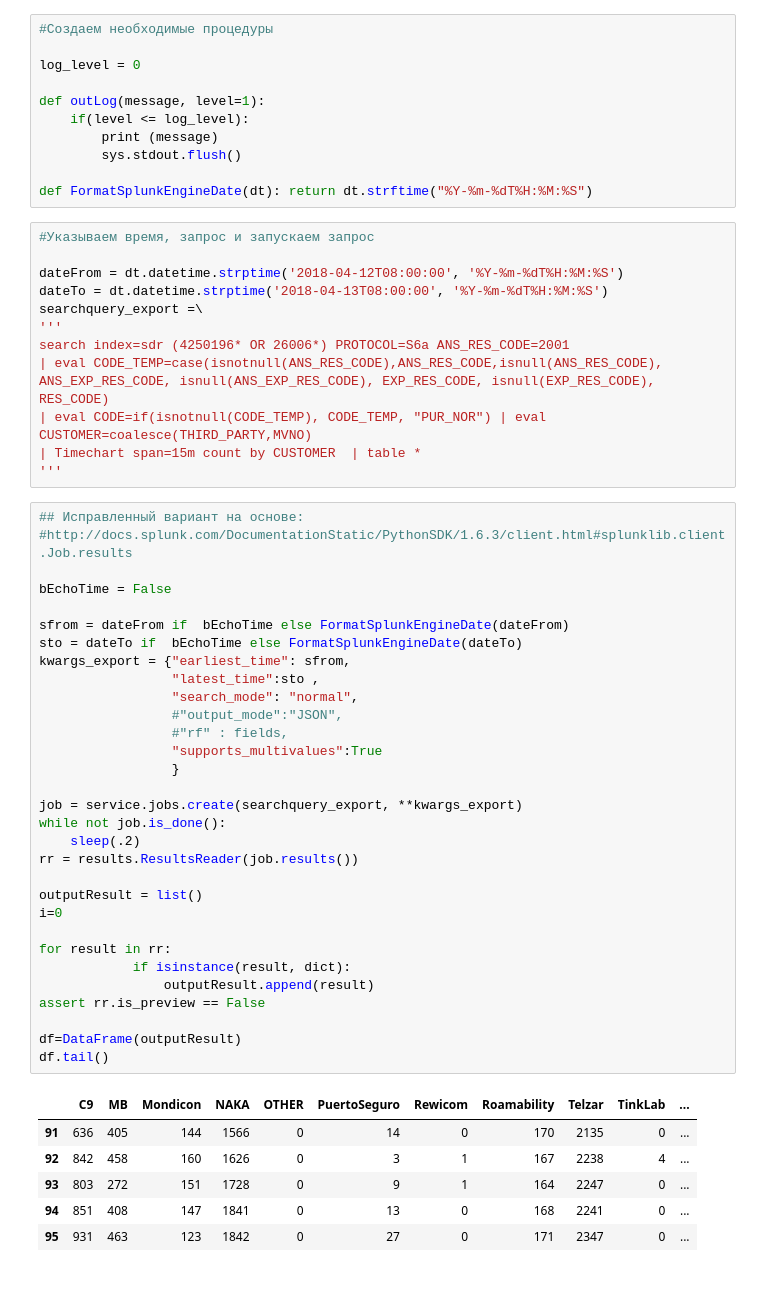
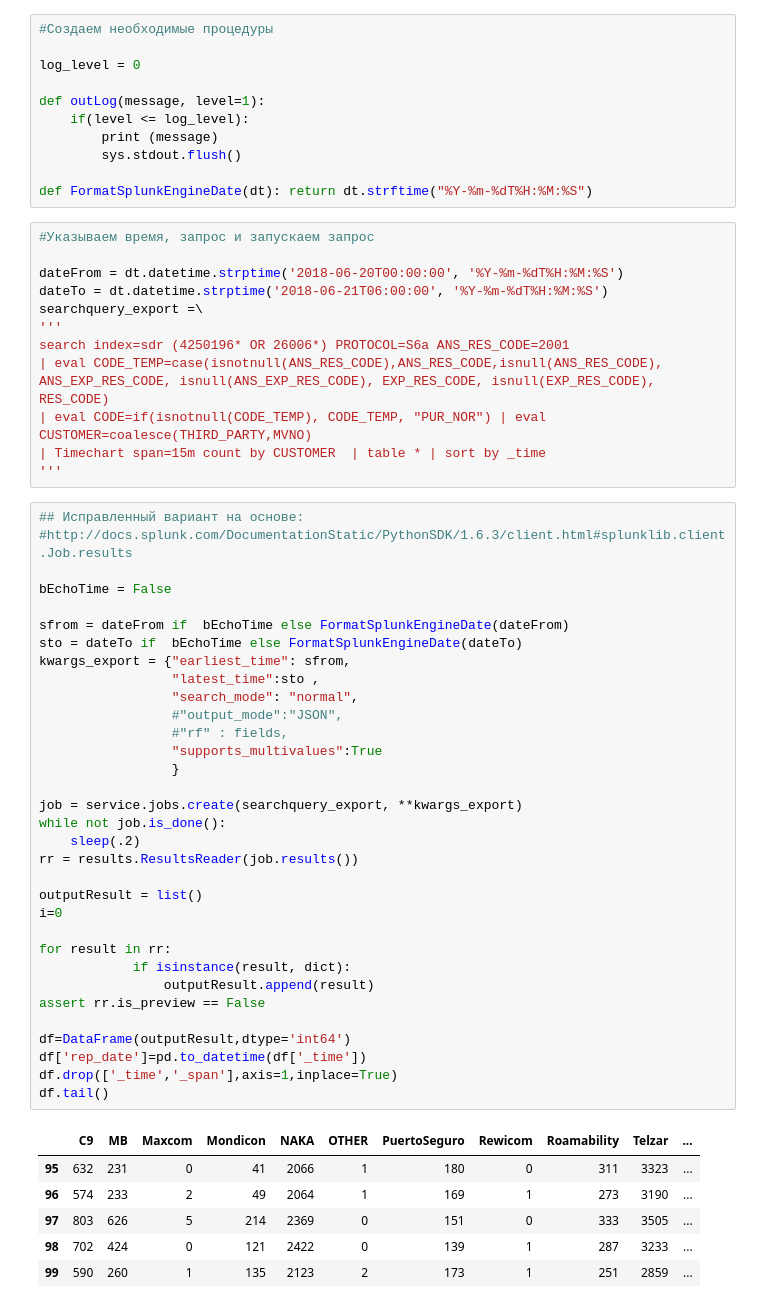
Before and after one commit to balobinp/RB_BD, a Jupyter notebook: RB_Splunk_Search_Deviation_Python3.ipynb, the cells around one changed output. Saved outputs shown, nothing was run; the diff lists cells and outputs as text.

```diff
--- a/RB_Splunk_Search_Deviation_Python3.ipynb
+++ b/RB_Splunk_Search_Deviation_Python3.ipynb
@@ -42,50 +43,52 @@ def FormatSplunkEngineDate(dt): return dt.strftime("%Y-%m-%dT%H:%M:%S")
 # %%
 #Указываем время, запрос и запускаем запрос
 
-dateFrom = dt.datetime.strptime('2018-04-12T08:00:00', '%Y-%m-%dT%H:%M:%S')
-dateTo = dt.datetime.strptime('2018-04-13T08:00:00', '%Y-%m-%dT%H:%M:%S')
+dateFrom = dt.datetime.strptime('2018-06-20T00:00:00', '%Y-%m-%dT%H:%M:%S')
+dateTo = dt.datetime.strptime('2018-06-21T06:00:00', '%Y-%m-%dT%H:%M:%S')
 searchquery_export =\
 '''
 search index=sdr (4250196* OR 26006*) PROTOCOL=S6a ANS_RES_CODE=2001
 | eval CODE_TEMP=case(isnotnull(ANS_RES_CODE),ANS_RES_CODE,isnull(ANS_RES_CODE), ANS_EXP_RES_CODE, isnull(ANS_EXP_RES_CODE), EXP_RES_CODE, isnull(EXP_RES_CODE), RES_CODE)
 | eval CODE=if(isnotnull(CODE_TEMP), CODE_TEMP, "PUR_NOR") | eval CUSTOMER=coalesce(THIRD_PARTY,MVNO)
-| Timechart span=15m count by CUSTOMER  | table *
+| Timechart span=15m count by CUSTOMER  | table * | sort by _time
 '''
 # %%
 ## Исправленный вариант на основе:
 #http://docs.splunk.com/DocumentationStatic/PythonSDK/1.6.3/client.html#splunklib.client.Job.results
 
 bEchoTime = False
 
 sfrom = dateFrom if  bEchoTime else FormatSplunkEngineDate(dateFrom)
 sto = dateTo if  bEchoTime else FormatSplunkEngineDate(dateTo)
 kwargs_export = {"earliest_time": sfrom,
                  "latest_time":sto ,
                  "search_mode": "normal",
                  #"output_mode":"JSON",
                  #"rf" : fields,
                  "supports_multivalues":True
                  }
 
 job = service.jobs.create(searchquery_export, **kwargs_export)
 while not job.is_done():
     sleep(.2)
 rr = results.ResultsReader(job.results())
 
 outputResult = list()
 i=0
 
 for result in rr:
             if isinstance(result, dict):
                 outputResult.append(result)
 assert rr.is_preview == False
 
-df=DataFrame(outputResult)
+df=DataFrame(outputResult,dtype='int64')
+df['rep_date']=pd.to_datetime(df['_time'])
+df.drop(['_time','_span'],axis=1,inplace=True)
 df.tail()
 # %% [output]
-|  | C9 | MB | Mondicon | NAKA | OTHER | PuertoSeguro | Rewicom | Roamability | Telzar | TinkLab | ... |
-| 91 | 636 | 405 | 144 | 1566 | 0 | 14 | 0 | 170 | 2135 | 0 | ... |
-| 92 | 842 | 458 | 160 | 1626 | 0 | 3 | 1 | 167 | 2238 | 4 | ... |
-| 93 | 803 | 272 | 151 | 1728 | 0 | 9 | 1 | 164 | 2247 | 0 | ... |
-| 94 | 851 | 408 | 147 | 1841 | 0 | 13 | 0 | 168 | 2241 | 0 | ... |
-| 95 | 931 | 463 | 123 | 1842 | 0 | 27 | 0 | 171 | 2347 | 0 | ... |
+|  | C9 | MB | Maxcom | Mondicon | NAKA | OTHER | PuertoSeguro | Rewicom | Roamability | Telzar | ... |
+| 95 | 632 | 231 | 0 | 41 | 2066 | 1 | 180 | 0 | 311 | 3323 | ... |
+| 96 | 574 | 233 | 2 | 49 | 2064 | 1 | 169 | 1 | 273 | 3190 | ... |
+| 97 | 803 | 626 | 5 | 214 | 2369 | 0 | 151 | 0 | 333 | 3505 | ... |
+| 98 | 702 | 424 | 0 | 121 | 2422 | 0 | 139 | 1 | 287 | 3233 | ... |
+| 99 | 590 | 260 | 1 | 135 | 2123 | 2 | 173 | 1 | 251 | 2859 | ... |
```
Also changed, not shown: parts of 6 cells of this notebook.
